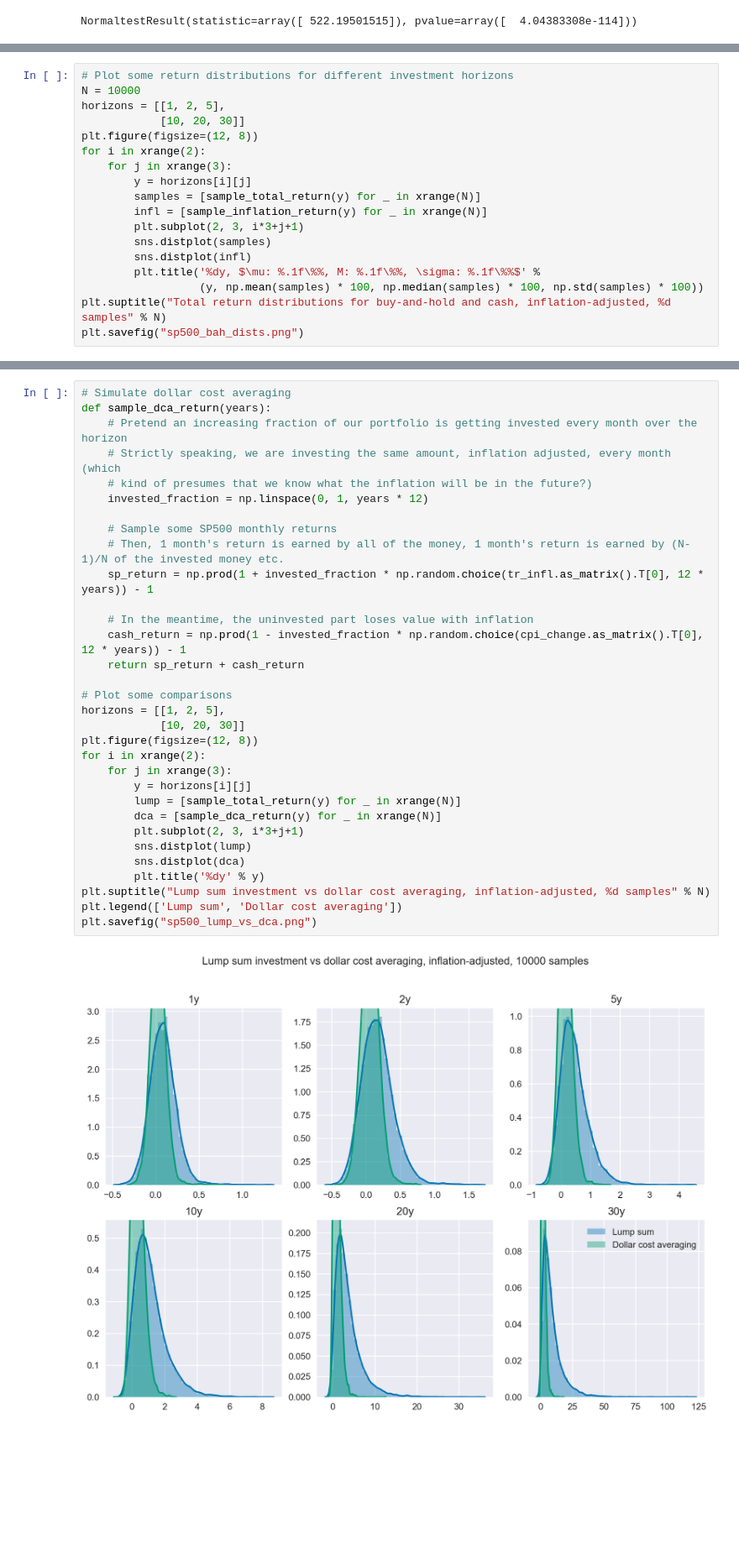
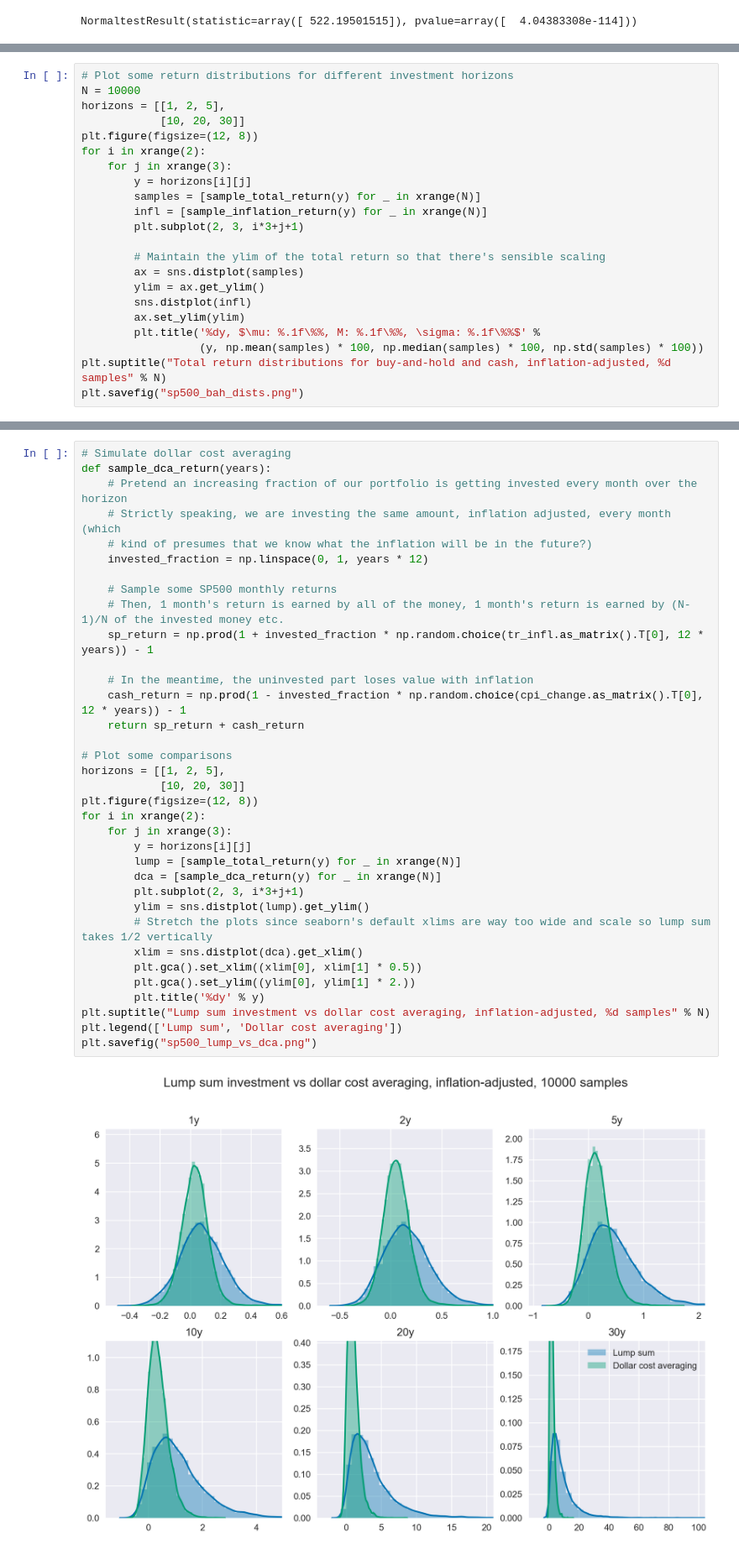
Before and after one commit to mildbyte/sp500, a Jupyter notebook: Simulating various SP500 investment strategies.ipynb, the cells around one changed output, grey strips where cells are left out. Shown at 84% size. Cells and saved outputs as stored; diff of their text form; blank space fills up the shorter version.

Commit message:
Fixed the scaling in some plots

```diff
--- a/Simulating various SP500 investment strategies.ipynb
+++ b/Simulating various SP500 investment strategies.ipynb
@@ -131,8 +131,12 @@ for i in xrange(2):
         samples = [sample_total_return(y) for _ in xrange(N)]
         infl = [sample_inflation_return(y) for _ in xrange(N)]
         plt.subplot(2, 3, i*3+j+1)
-        sns.distplot(samples)
+
+        # Maintain the ylim of the total return so that there's sensible scaling
+        ax = sns.distplot(samples)
+        ylim = ax.get_ylim()
         sns.distplot(infl)
+        ax.set_ylim(ylim)
         plt.title('%dy, $\mu: %.1f\%%, M: %.1f\%%, \sigma: %.1f\%%$' %
                   (y, np.mean(samples) * 100, np.median(samples) * 100, np.std(samples) * 100))
 plt.suptitle("Total return distributions for buy-and-hold and cash, inflation-adjusted, %d samples" % N)
@@ -160,36 +164,39 @@ plt.savefig("sp500_bah_hazard.png")
 # Simulate dollar cost averaging
 def sample_dca_return(years):
     # Pretend an increasing fraction of our portfolio is getting invested every month over the horizon
     # Strictly speaking, we are investing the same amount, inflation adjusted, every month (which
     # kind of presumes that we know what the inflation will be in the future?)
     invested_fraction = np.linspace(0, 1, years * 12)
 
     # Sample some SP500 monthly returns
     # Then, 1 month's return is earned by all of the money, 1 month's return is earned by (N-1)/N of the invested money etc.
     sp_return = np.prod(1 + invested_fraction * np.random.choice(tr_infl.as_matrix().T[0], 12 * years)) - 1
 
     # In the meantime, the uninvested part loses value with inflation
     cash_return = np.prod(1 - invested_fraction * np.random.choice(cpi_change.as_matrix().T[0], 12 * years)) - 1
     return sp_return + cash_return
 
 # Plot some comparisons
 horizons = [[1, 2, 5],
             [10, 20, 30]]
 plt.figure(figsize=(12, 8))
 for i in xrange(2):
     for j in xrange(3):
         y = horizons[i][j]
         lump = [sample_total_return(y) for _ in xrange(N)]
         dca = [sample_dca_return(y) for _ in xrange(N)]
         plt.subplot(2, 3, i*3+j+1)
-        sns.distplot(lump)
-        sns.distplot(dca)
+        ylim = sns.distplot(lump).get_ylim()
+        # Stretch the plots since seaborn's default xlims are way too wide and scale so lump sum takes 1/2 vertically
+        xlim = sns.distplot(dca).get_xlim()
+        plt.gca().set_xlim((xlim[0], xlim[1] * 0.5))
+        plt.gca().set_ylim((ylim[0], ylim[1] * 2.))
         plt.title('%dy' % y)
 plt.suptitle("Lump sum investment vs dollar cost averaging, inflation-adjusted, %d samples" % N)
 plt.legend(['Lump sum', 'Dollar cost averaging'])
 plt.savefig("sp500_lump_vs_dca.png")
 # %% [output]
-[figure, old version]
+[figure, new version]
 # %%
 # And plot the same hazard curves for DCA
 horizons = [1, 2, 5, 10, 20, 30]
```
Also changed, not shown: parts of 1 cell of this notebook, 4 other files.
